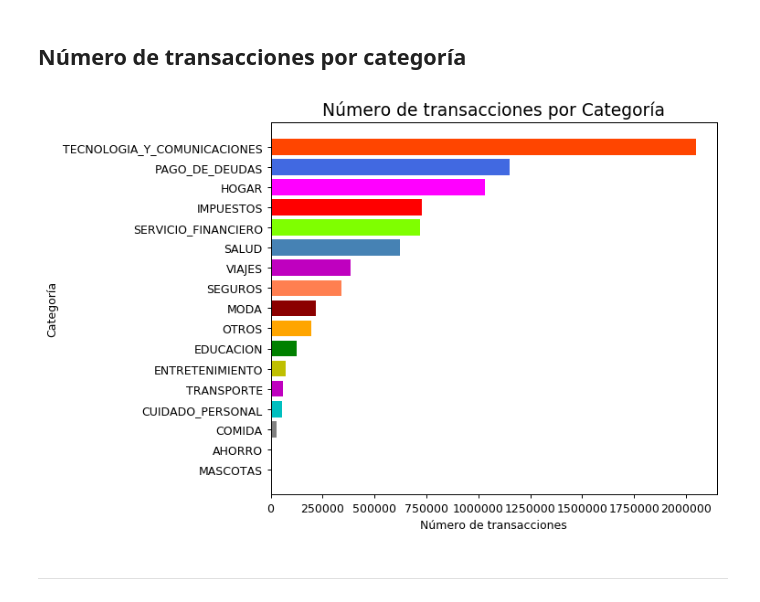
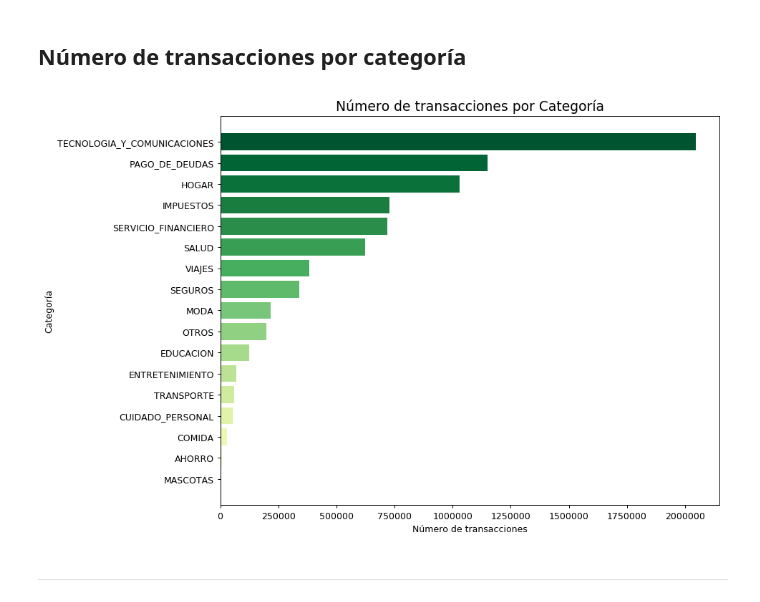
Before and after one commit to adtamayop/Word-CLoud, a Jupyter notebook: Dashboard DataCoders.ipynb, the cells around one changed output. Saved outputs shown, nothing was run; the diff lists cells and outputs as text; code cells hidden in the pictures.

```diff
--- a/Dashboard DataCoders.ipynb
+++ b/Dashboard DataCoders.ipynb
@@ -149,21 +160,28 @@ sql.write.save('tables/demo', format="csv")
 !cat tables/demo/part* > graficos_dashboard/trx_categoria.csv
 !rm -rf demo
 # %%
-fig = figure(num=None, figsize=(7, 6), dpi=90, facecolor='w', edgecolor='k')
+import seaborn as sns
+from matplotlib.colors import LinearSegmentedColormap
+
+fig = figure(num=None, figsize=(10, 8), dpi=90, facecolor='w', edgecolor='k')
 df = pd.read_csv("graficos_dashboard/numero_trx_categoria.csv", header=None)
 colors = ['royalblue', 'orangered', 'gray', 'c', 'm', 'y', 'g','orange', 'darkred', 'coral', 'm', 'steelblue', 'chartreuse', 'r','magenta']
 
 ax = fig.add_subplot(111)
 ax.set_title('Número de transacciones por Categoría',fontsize=15)
 ax.set_xlabel('Número de transacciones')
 ax.set_ylabel('Categoría')
 #ax.grid(color='b', linewidth=0.1)
 
+cmap1 = LinearSegmentedColormap.from_list("my_colormap", colors)
+
+colors = sns.color_palette("YlGn", n_colors=len(df[0].tolist()))
+
 plt.barh(df[0].tolist(),df[1].tolist(), color = colors)
 plt.xticks(rotation=0)
 plt.show()
 # %% [output]
-[figure, old version]
+[figure, new version]
 # %% [markdown]
 ____
 # %% [markdown]
```
Also changed, not shown: parts of 9 cells of this notebook.
